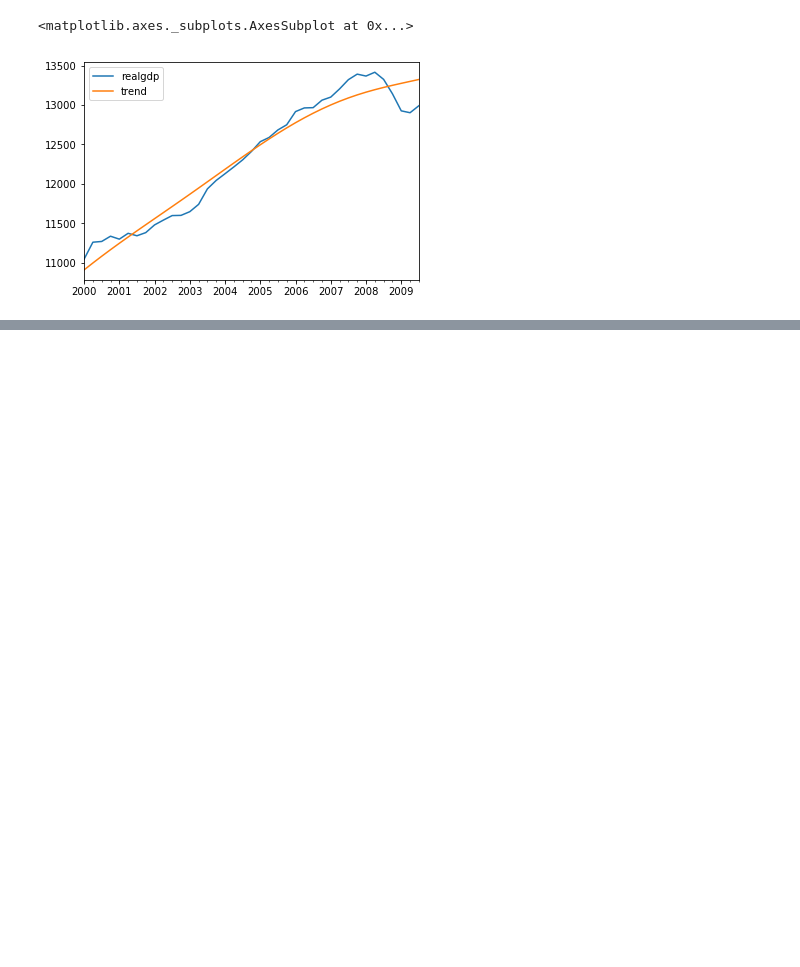
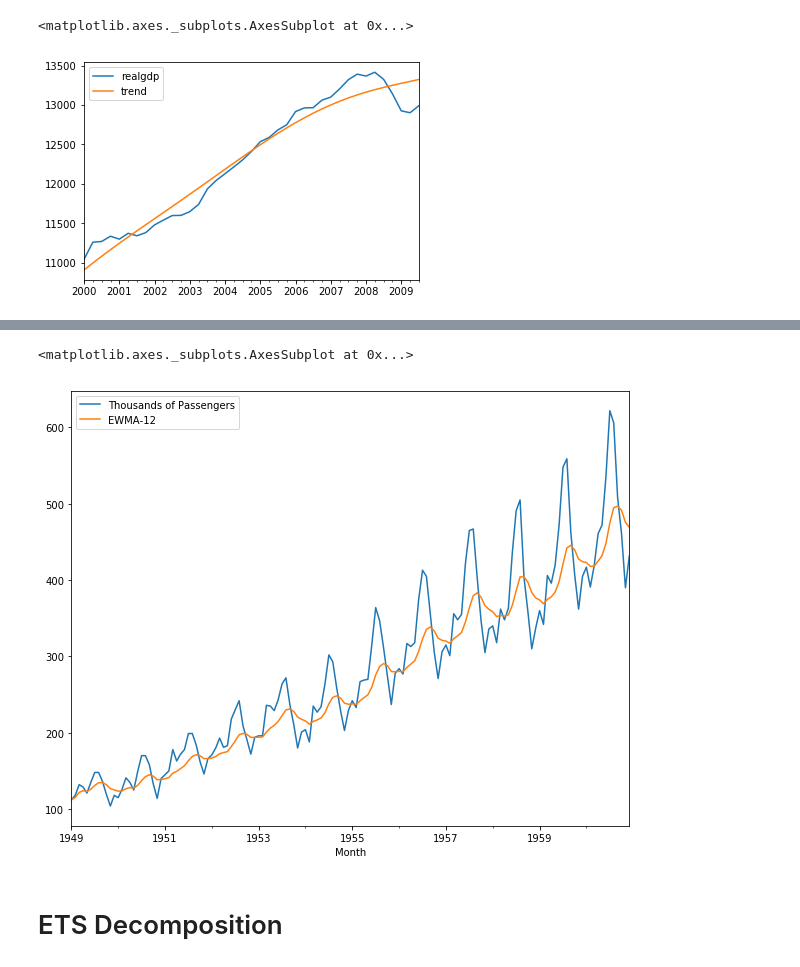
Before and after one commit to vitaliAI/Python-Source-Code, a Jupyter notebook: Time Series Analysis/Time Series.ipynb, the cells around one changed output, grey strips where cells are left out. Cells and saved outputs as stored; diff of their text form; code cells hidden in the pictures; blank space fills up the shorter version.

```diff
--- a/Time Series Analysis/Time Series.ipynb
+++ b/Time Series Analysis/Time Series.ipynb
@@ -86,0 +152,7 @@ df[['realgdp', 'trend']]["2000-03-31":].plot()
+# %%
+airline[['Thousands of Passengers', 'EWMA-12']].plot(figsize=(10,8))
+# %% [output]
+<matplotlib.axes._subplots.AxesSubplot at 0x...>
+[figure, added]
+# %% [markdown]
+# ETS Decomposition
```
Also changed, not shown: parts of 29 cells of this notebook, 3 other files.
